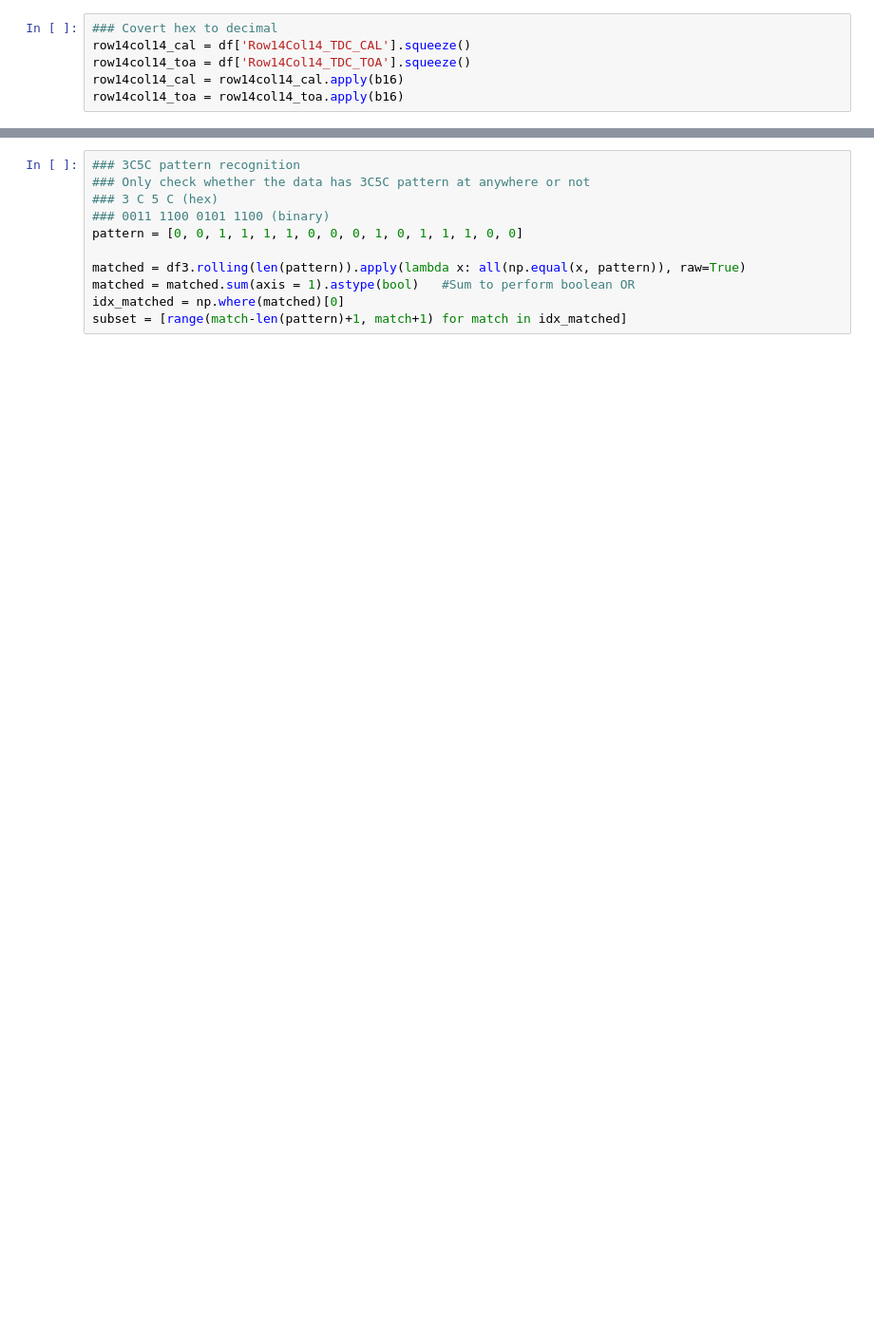
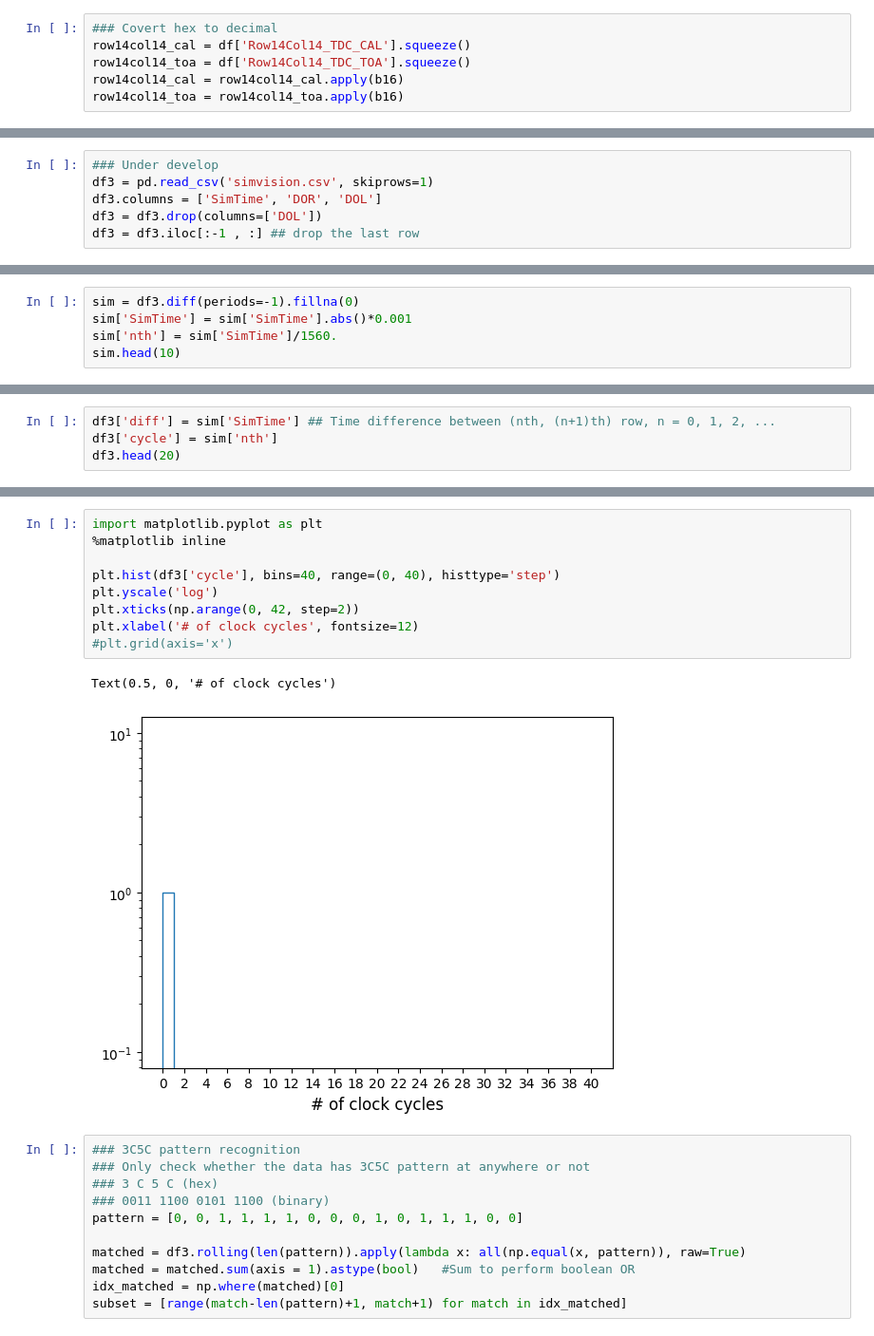
Before and after one commit to Quantumapple/etroc2datavalidation, a Jupyter notebook: DataVerify.ipynb, the cells around one changed output, grey strips where cells are left out. Shown at 95% size. Saved outputs shown, nothing was run; the diff lists cells and outputs as text; blank space fills up the shorter version.

```diff
--- a/DataVerify.ipynb
+++ b/DataVerify.ipynb
@@ -138 +97,7 @@ df3 = pd.read_csv('simvision.csv')
+# %%
+### Under develop
+df3 = pd.read_csv('simvision.csv', skiprows=1)
+df3.columns = ['SimTime', 'DOR', 'DOL']
+df3 = df3.drop(columns=['DOL'])
+df3 = df3.iloc[:-1 , :] ## drop the last row
 # %%
@@ -139,0 +119,5 @@ df3.head()
+# %%
+sim = df3.diff(periods=-1).fillna(0)
+sim['SimTime'] = sim['SimTime'].abs()*0.001
+sim['nth'] = sim['SimTime']/1560.
+sim.head(10)
@@ -139,0 +136,4 @@ df3.head()
+# %%
+df3['diff'] = sim['SimTime'] ## Time difference between (nth, (n+1)th) row, n = 0, 1, 2, ...
+df3['cycle'] = sim['nth']
+df3.head(20)
@@ -140,3 +236,15 @@ df3.head()
+# %%
+import matplotlib.pyplot as plt
+%matplotlib inline
+
+plt.hist(df3['cycle'], bins=40, range=(0, 40), histtype='step')
+plt.yscale('log')
+plt.xticks(np.arange(0, 42, step=2))
+plt.xlabel('# of clock cycles', fontsize=12)
+#plt.grid(axis='x')
+# %% [output]
+Text(0.5, 0, '# of clock cycles')
+[figure, added]
 # %%
 ### 3C5C pattern recognition
 ### Only check whether the data has 3C5C pattern at anywhere or not
```
Also changed, not shown: parts of 16 cells of this notebook.
